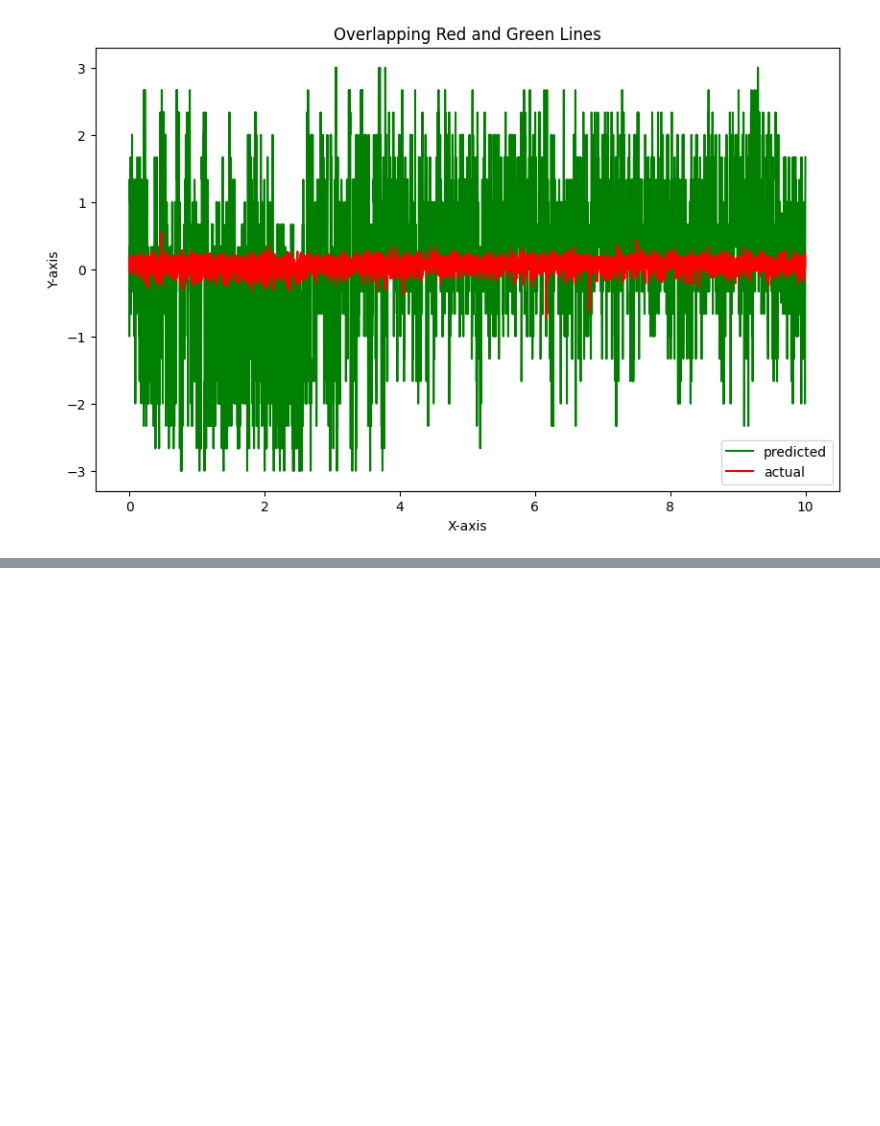
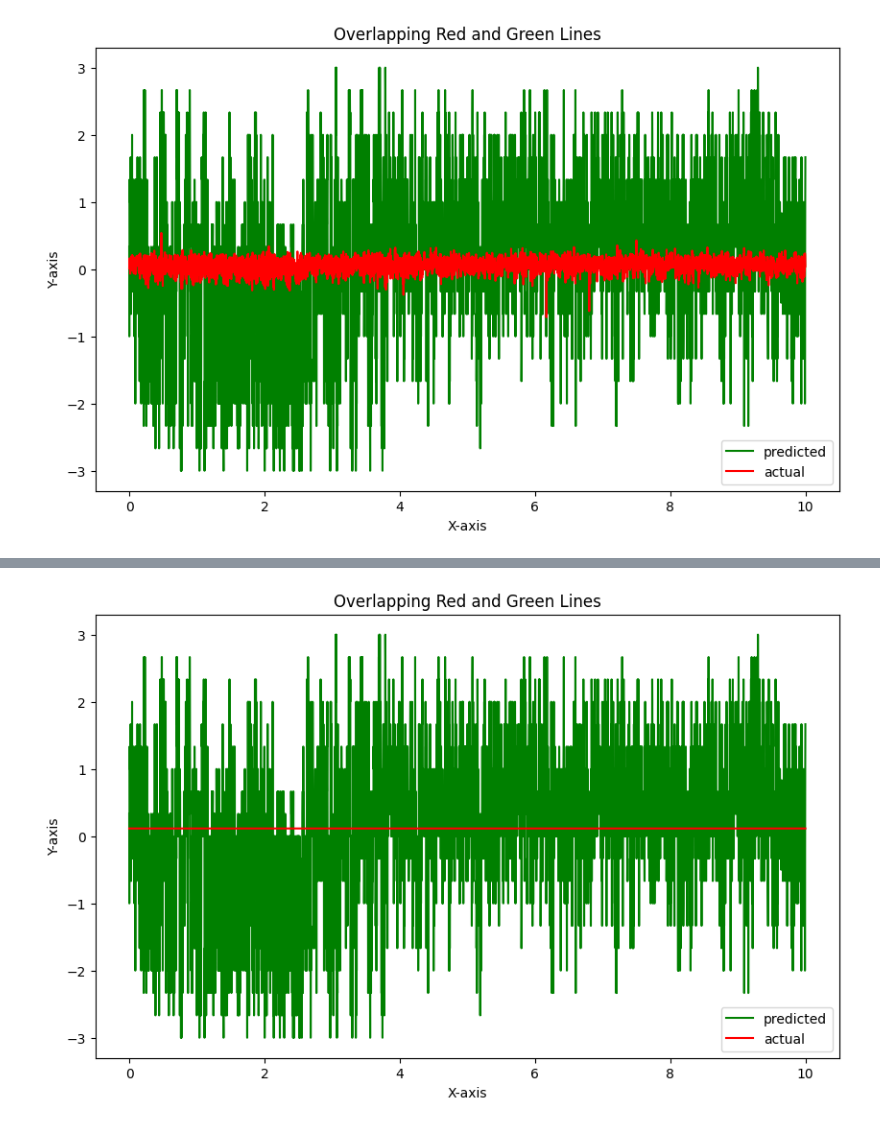
Before and after one commit to nanduladeepak/Multi-Modal-Centiment, a Jupyter notebook: model/runningCode.ipynb, the cells around one changed output, grey strips where cells are left out. Drawn from its saved outputs; the diff is of its cells as text; code cells hidden in the pictures; blank space fills up the shorter version.

```diff
--- a/model/runningCode.ipynb
+++ b/model/runningCode.ipynb
@@ -872,0 +909,13 @@ plt.show()
+# %%
+bert_test_data = [modelTestData['Data'][1], modelTestData['Data'][2]]
+
+bert_predictions = bert_model.predict(bert_test_data)
+denorm_bert_pred = np.array([[minmax_denormalize(arr[0], label_min, label_max)] for arr in bert_predictions])
+
+metrics_bert = run_metrices(modelTestData['Label_denorm'], denorm_bert_pred)
+print("Pearson Correlation:", metrics_bert['Correlation'])
+print("Acc-7:", metrics_bert['Acc-7'])
+print("Acc-2:", metrics_bert['Acc-2'])
+print("F1 Score:", metrics_bert['F1'])
+print("Mean Squared Error:", metrics_bert['mse'])
+print("Mean Absolute Error:", metrics_bert['mae'])
@@ -872,0 +931,25 @@ plt.show()
+# %%
+# Sample data (replace these with your actual data)
+x = np.linspace(0, 10, 4659)  # Assuming you have 4659 data points
+y1 = flatten_2d_array(denorm_bert_pred)      # Replace with your first array data
+y2 = flatten_2d_array(modelTestData['Label_denorm'])      # Replace with your second array data
+
+# Create a figure and axis
+plt.figure(figsize=(10, 6))  # Set the figure size
+
+# Plot y1 and y2 as overlapping lines
+plt.plot(x, y2, color='green', label='predicted')  # Green line for y2
+plt.plot(x, y1, color='red', label='actual')    # Red line for y1
+
+# Add labels and title
+plt.xlabel('X-axis')
+plt.ylabel('Y-axis')
+plt.title('Overlapping Red and Green Lines')
+
+# Add a legend
+plt.legend()
+
+# Show the plot
+plt.show()
+# %% [output]
+[figure, added]
```
Also changed, not shown: parts of 3 cells of this notebook.
